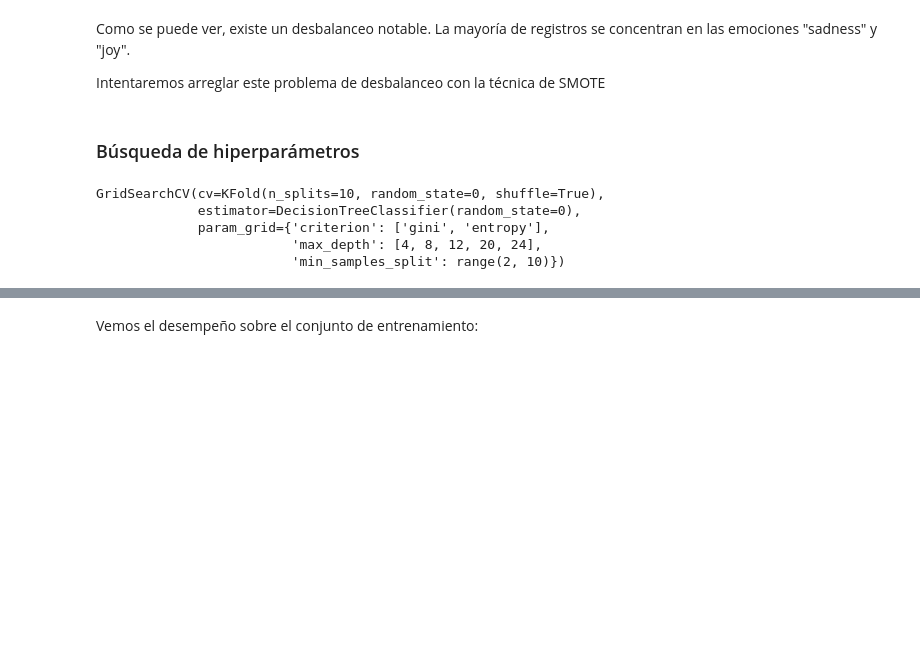
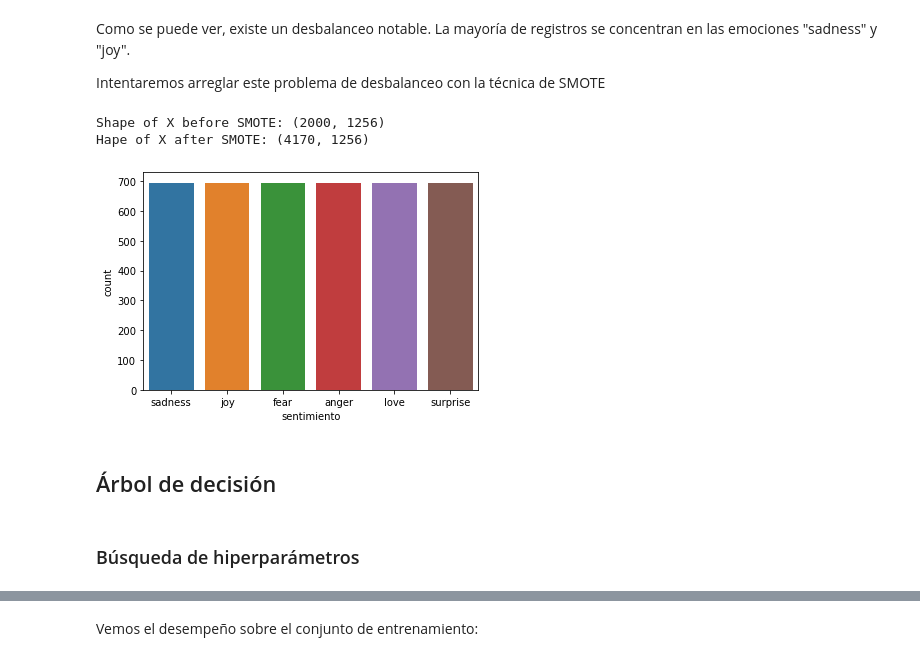
Before and after one commit to juandiegocardona/LaboratoriosBI, a Jupyter notebook: Proyecto1/Proyecto 1_Arbol.ipynb, the cells around one changed output, grey strips where cells are left out. Cells and saved outputs as stored; diff of their text form; code cells hidden in the pictures; blank space fills up the shorter version.

Commit message:
Update arbol y random forest

```diff
--- a/Proyecto1/Proyecto 1_Arbol.ipynb
+++ b/Proyecto1/Proyecto 1_Arbol.ipynb
@@ -248,10 +236,14 @@ Como se puede ver, existe un desbalanceo notable. La mayoría de registros se co
 
 Intentaremos arreglar este problema de desbalanceo con la técnica de SMOTE
 # %%
-# sm = SMOTE(random_state=0)
+sm = SMOTE(random_state=0)
 
-# X_sm, y_sm = sm.fit_resample(X_vec,y)
+X_sm, y_sm = sm.fit_resample(X_vec,y)
 # %%
-# print(f'''Shape of X before SMOTE: {X_vec.shape}
-# Hape of X after SMOTE: {X_sm.shape}\n''')
-# ax = sns.countplot(x='sentimiento', data=pd.DataFrame(y_sm, columns=['sentimiento']))
+print(f'''Shape of X before SMOTE: {X_vec.shape}
+Hape of X after SMOTE: {X_sm.shape}\n''')
+ax = sns.countplot(x='sentimiento', data=pd.DataFrame(y_sm, columns=['sentimiento']))
+# %% [output]
+Shape of X before SMOTE: (2000, 1256)
+Hape of X after SMOTE: (4170, 1256)
+[figure, added]
@@ -258,3 +257,5 @@ Intentaremos arreglar este problema de desbalanceo con la técnica de SMOTE
+# %% [markdown]
+## Árbol de decisión
 # %% [markdown]
 ### Búsqueda de hiperparámetros
 # %%
@@ -268,15 +269,9 @@ param_grid = {'criterion':['gini', 'entropy'],'max_depth':[4,8,12,20,24],'min_sa
 arbol = DecisionTreeClassifier(random_state=0)
 # %%
 # Ahora utilizamos GridSearch sobre el grid definido y con 10 particiones en la validación cruzada.
-mejor_modelo = GridSearchCV(arbol, param_grid, cv=particiones)
+mejor_modelo = GridSearchCV(arbol, param_grid, cv=particiones, scoring="accuracy")
 # Ajuste del modelo
-mejor_modelo.fit(tfidf_train, y_train)
+_ = mejor_modelo.fit(X_train, y_train)
-# %% [output]
-GridSearchCV(cv=KFold(n_splits=10, random_state=0, shuffle=True),
-             estimator=DecisionTreeClassifier(random_state=0),
-             param_grid={'criterion': ['gini', 'entropy'],
-                         'max_depth': [4, 8, 12, 20, 24],
-                         'min_samples_split': range(2, 10)})
 # %%
 # Podemos ver cuál fue el resultado de la búsqueda (mejores valores de hiperparámetros)
 mejor_modelo.best_params_
```
Also changed, not shown: parts of 21 cells of this notebook.
